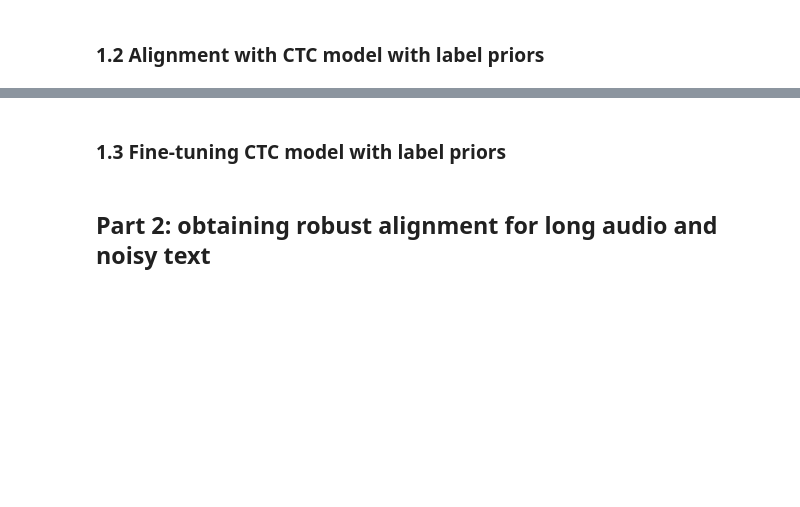
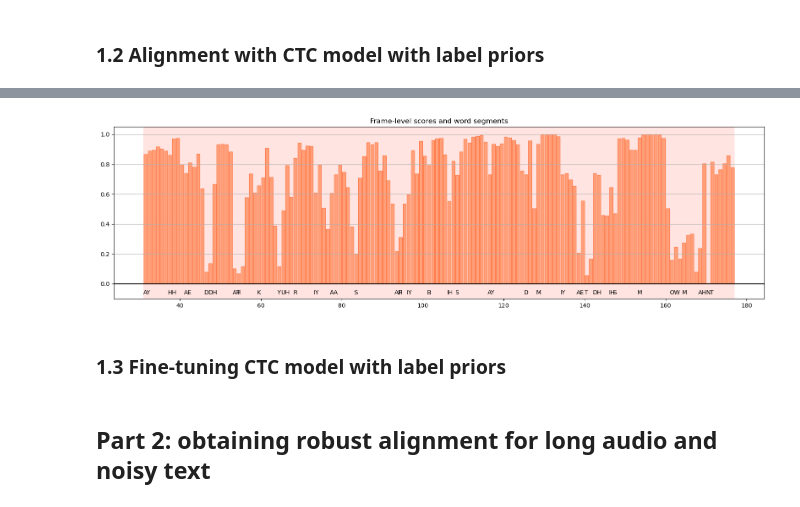
Before and after one commit to huangruizhe/audio, a Jupyter notebook: examples/asr/librispeech_alignment/alignment/demo.ipynb, the cells around one changed output, grey strips where cells are left out. Drawn from its saved outputs; the diff is of its cells as text; code cells hidden in the pictures; blank space fills up the shorter version.

```diff
--- a/examples/asr/librispeech_alignment/alignment/demo.ipynb
+++ b/examples/asr/librispeech_alignment/alignment/demo.ipynb
@@ -38,3 +292,7 @@ device = torch.device("cuda:0" if torch.cuda.is_available() else "cpu")
+# %%
+plot_scores(word_spans, alignment_scores)
+# %% [output]
+[figure, added]
 # %% [markdown]
 ### 1.3 Fine-tuning CTC model with label priors
 # %%
```
Also changed, not shown: parts of 42 cells of this notebook, 5 other files.
